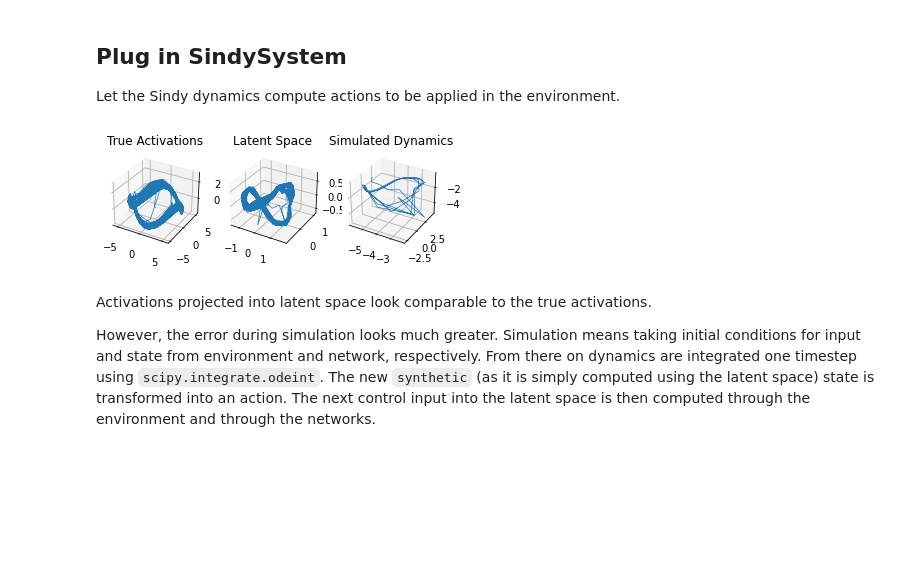
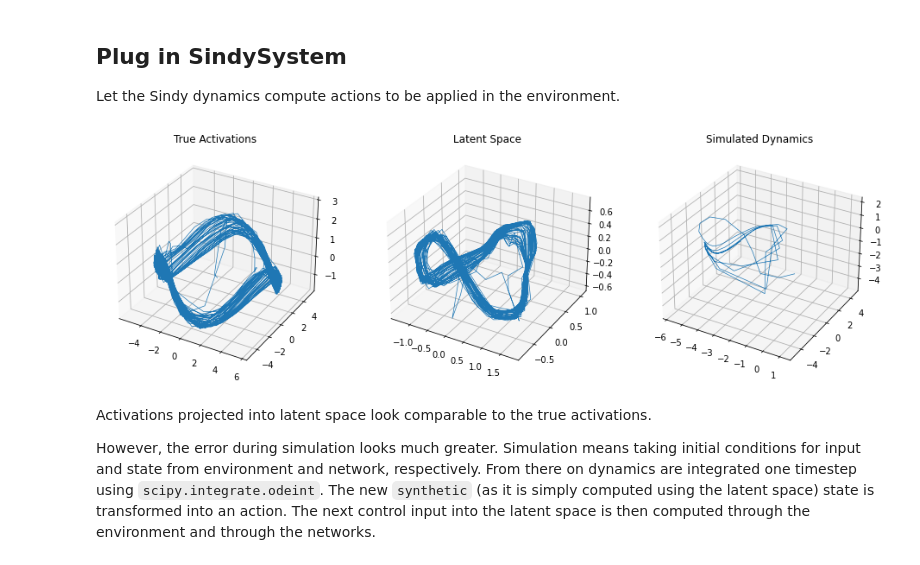
Before and after one commit to ccnmaastricht/angorapy, a Jupyter notebook: analysis/sindy_autoencoder/SindyControlAutoencoder.ipynb, the cells around one changed output. Cells and saved outputs as stored; diff of their text form; code cells hidden in the pictures; blank space fills up the shorter version.

```diff
--- a/analysis/sindy_autoencoder/SindyControlAutoencoder.ipynb
+++ b/analysis/sindy_autoencoder/SindyControlAutoencoder.ipynb
@@ -287,35 +287,35 @@ Let the Sindy dynamics compute actions to be applied in the environment.
 # %%
 n_points = 1000
 [z, y, sindy_predict] = control_autoencoder.batch_compute_latent_space(params, coefficient_mask,
                                                                        activations_all_episodes, inputs_all_episodes)
 # Simulate Dynamics and produce 3 episodes
 _, _, simulated_activations, simulation_results, actions = control_autoencoder.simulate_episode(chiefinv,
                                                                                                 params, coefficient_mask,
                                                                                                 render=False)
 # Reduce Dimensions
 activation_pca = skld.PCA(3)
 X_activations = activation_pca.fit_transform(activations_all_episodes)
 reconstruction_pca = skld.PCA(3)
 X_reconstruction = reconstruction_pca.fit_transform(z)
 X_rec_simulation = reconstruction_pca.transform(simulation_results)
 X_act_simulation = activation_pca.transform(simulated_activations)
 
-fig = plt.figure(figsize=(9, 16))
+fig = plt.figure(figsize=(16, 9))
 ax = fig.add_subplot(131, projection=Axes3D.name)
 ax.plot(X_activations[:n_points, 0], X_activations[:n_points, 1], X_activations[:n_points, 2],
         linewidth=0.7)
 plt.title("True Activations")
 ax = fig.add_subplot(132, projection=Axes3D.name)
 ax.plot(X_reconstruction[:n_points, 0], X_reconstruction[:n_points, 1], X_reconstruction[:n_points, 2],
         linewidth=0.7)
 plt.title("Latent Space")
 ax =fig.add_subplot(133, projection=Axes3D.name)
 ax.plot(X_act_simulation[:n_points, 0], X_act_simulation[:n_points, 1], X_act_simulation[:n_points, 2],
         linewidth=0.7)
 plt.title("Simulated Dynamics")
 plt.show()
 # %% [output]
-[figure, old version]
+[figure, new version]
 # %% [markdown]
 Activations projected into latent space look comparable to the true activations.
 
```
